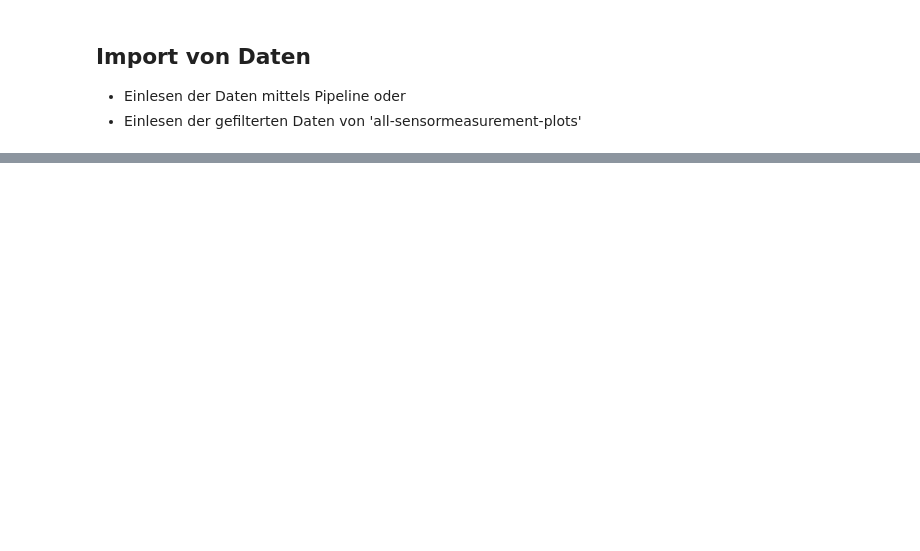
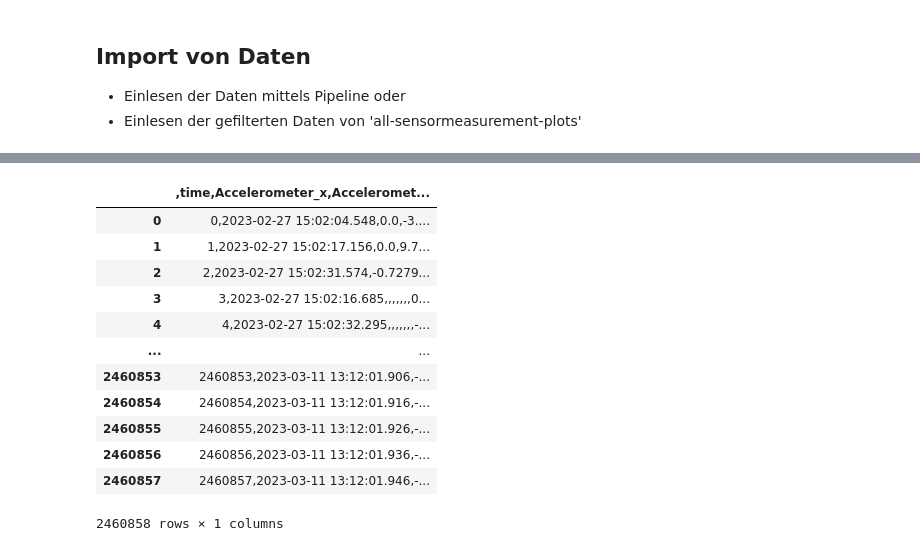
Before and after one commit to CDL1-Sensor/Sensor_Data-Wrangling-und-EDA, a Jupyter notebook: all-sensor-measurement-trim.ipynb, the cells around one changed output, grey strips where cells are left out. Cells and saved outputs as stored; diff of their text form; code cells hidden in the pictures; blank space fills up the shorter version.

Commit message:
modified data import

```diff
--- a/all-sensor-measurement-trim.ipynb
+++ b/all-sensor-measurement-trim.ipynb
@@ -76,2 +45,20 @@ shape: (2549168, 16)
+# %%
+# Daten einlesen
+data = pd.read_csv('Alle_Messungen.csv', sep=';')
+data
+# %% [output]
+|  | ,time,Accelerometer_x,Acceleromet... |
+| 0 | 0,2023-02-27 15:02:04.548,0.0,-3.... |
+| 1 | 1,2023-02-27 15:02:17.156,0.0,9.7... |
+| 2 | 2,2023-02-27 15:02:31.574,-0.7279... |
+| 3 | 3,2023-02-27 15:02:16.685,,,,,,,0... |
+| 4 | 4,2023-02-27 15:02:32.295,,,,,,,-... |
+| ... | ... |
+| 2460853 | 2460853,2023-03-11 13:12:01.906,-... |
+| 2460854 | 2460854,2023-03-11 13:12:01.916,-... |
+| 2460855 | 2460855,2023-03-11 13:12:01.926,-... |
+| 2460856 | 2460856,2023-03-11 13:12:01.936,-... |
+| 2460857 | 2460857,2023-03-11 13:12:01.946,-... |
+2460858 rows × 1 columns
 # %%
 # make new col with id, user and class combined
```
Also changed, not shown: parts of 5 cells of this notebook.
